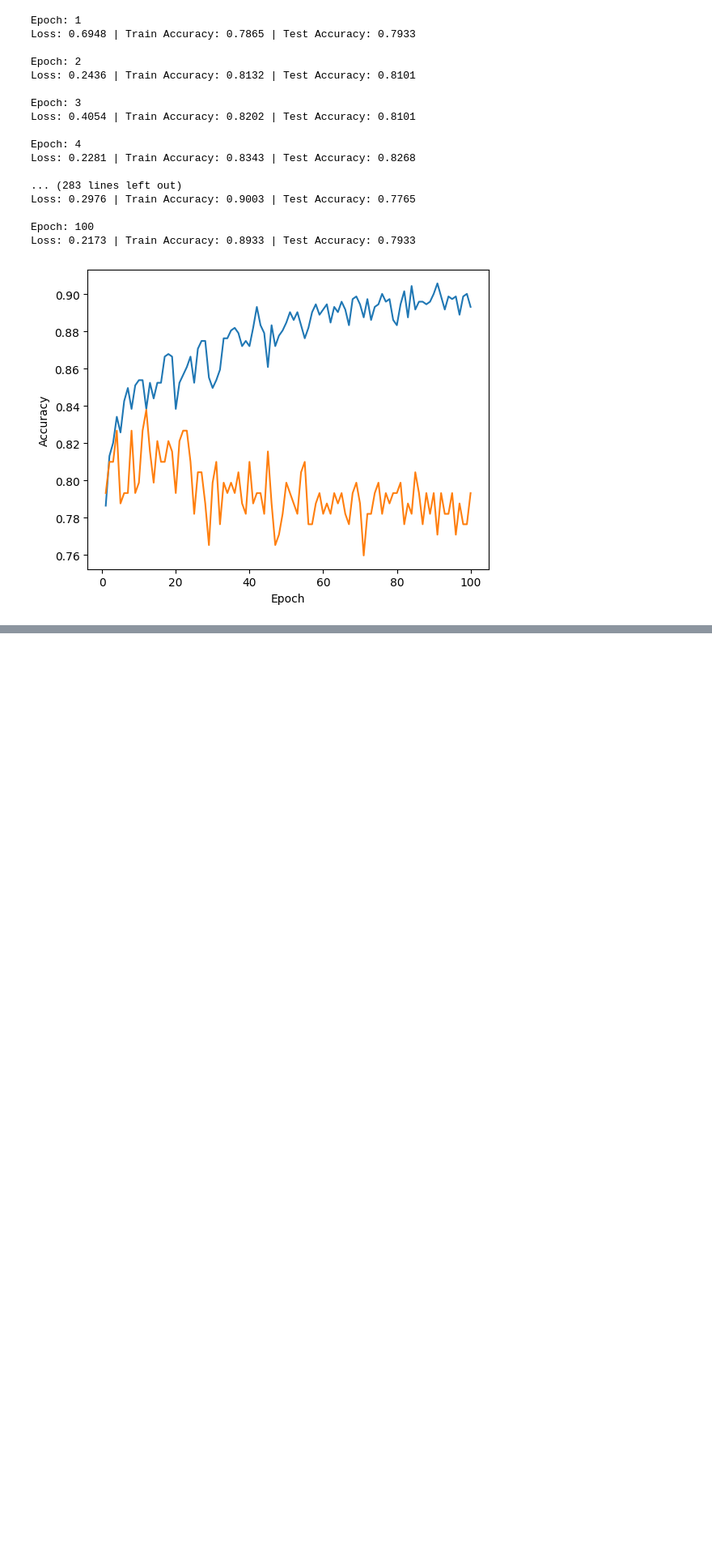
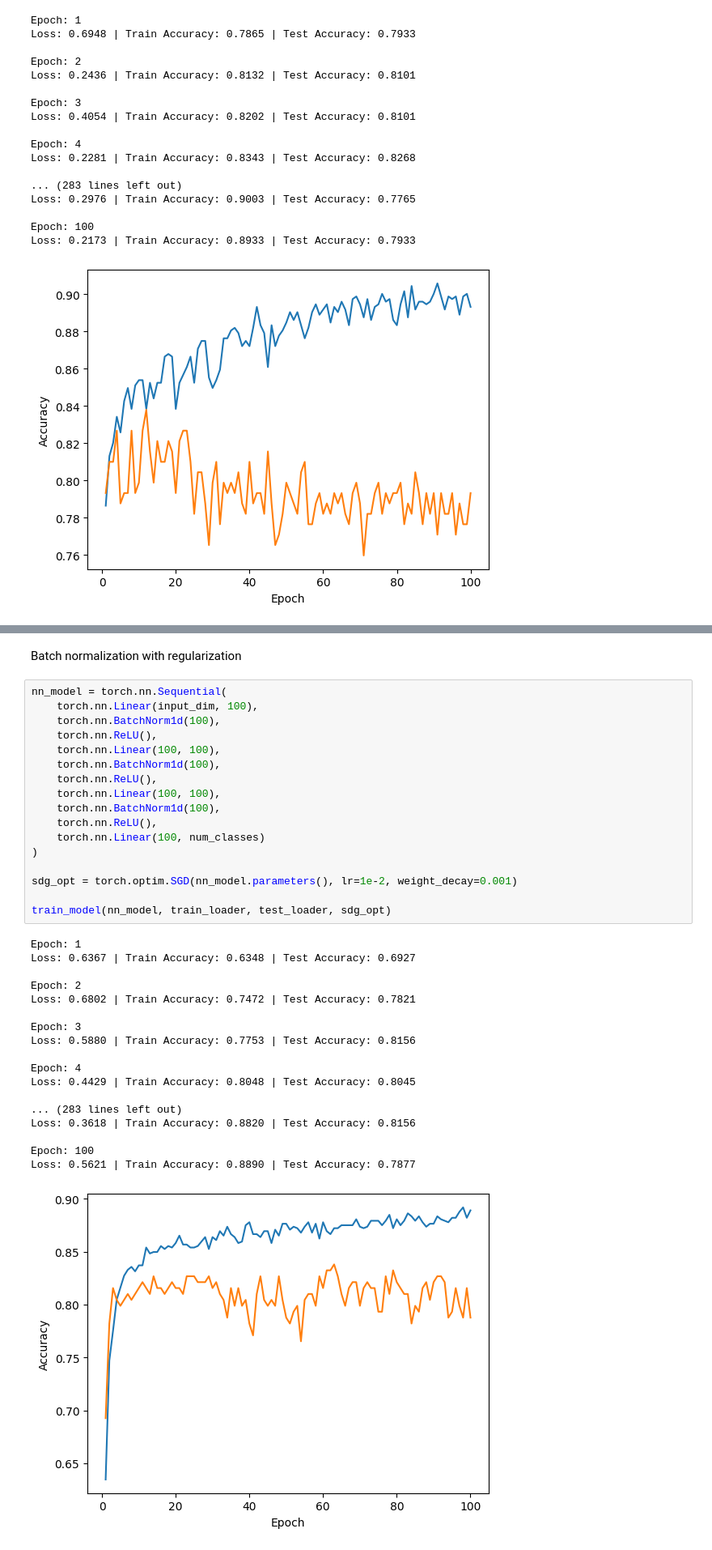
Before and after one commit to hahnspena102/csc487-lab4.1, a Jupyter notebook: Lab 4.1.ipynb, the cells around one changed output, grey strips where cells are left out. Shown at 81% size. Cells and saved outputs as stored; diff of their text form; blank space fills up the shorter version.

```diff
--- a/Lab 4.1.ipynb
+++ b/Lab 4.1.ipynb
@@ -348,0 +387,38 @@ Loss: 0.2173 | Train Accuracy: 0.8933 | Test Accuracy: 0.7933
+# %% [markdown]
+Batch normalization with regularization
+# %%
+nn_model = torch.nn.Sequential(
+    torch.nn.Linear(input_dim, 100),
+    torch.nn.BatchNorm1d(100),
+    torch.nn.ReLU(),
+    torch.nn.Linear(100, 100),
+    torch.nn.BatchNorm1d(100),
+    torch.nn.ReLU(),
+    torch.nn.Linear(100, 100),
+    torch.nn.BatchNorm1d(100),
+    torch.nn.ReLU(),
+    torch.nn.Linear(100, num_classes)
+)
+
+sdg_opt = torch.optim.SGD(nn_model.parameters(), lr=1e-2, weight_decay=0.001)
+
+train_model(nn_model, train_loader, test_loader, sdg_opt)
+# %% [output]
+Epoch: 1
+Loss: 0.6367 | Train Accuracy: 0.6348 | Test Accuracy: 0.6927
+
+Epoch: 2
+Loss: 0.6802 | Train Accuracy: 0.7472 | Test Accuracy: 0.7821
+
+Epoch: 3
+Loss: 0.5880 | Train Accuracy: 0.7753 | Test Accuracy: 0.8156
+
+Epoch: 4
+Loss: 0.4429 | Train Accuracy: 0.8048 | Test Accuracy: 0.8045
+
+... (283 lines left out)
+Loss: 0.3618 | Train Accuracy: 0.8820 | Test Accuracy: 0.8156
+
+Epoch: 100
+Loss: 0.5621 | Train Accuracy: 0.8890 | Test Accuracy: 0.7877
+[figure, added]
```
Also changed, not shown: parts of 6 cells of this notebook.
